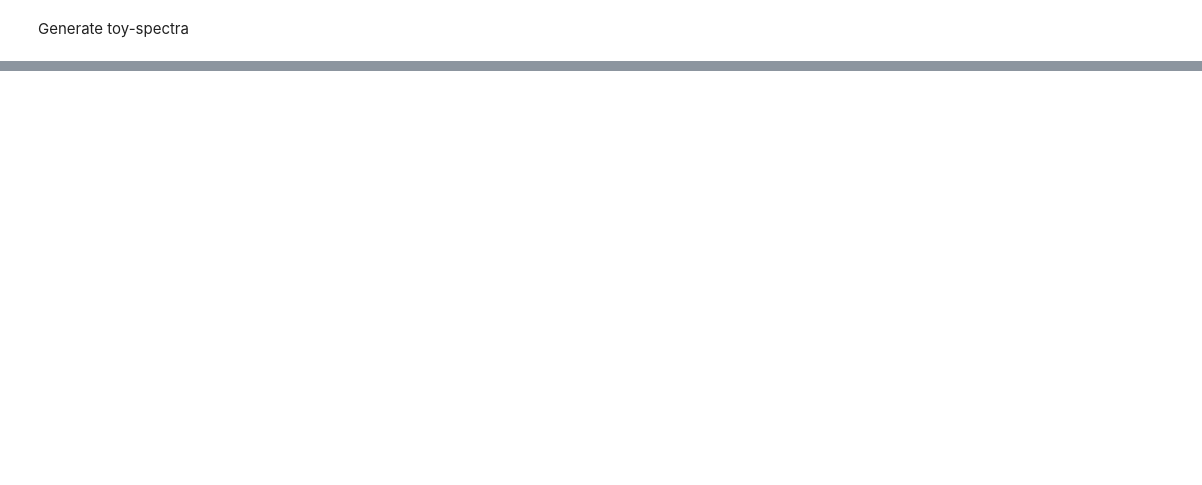
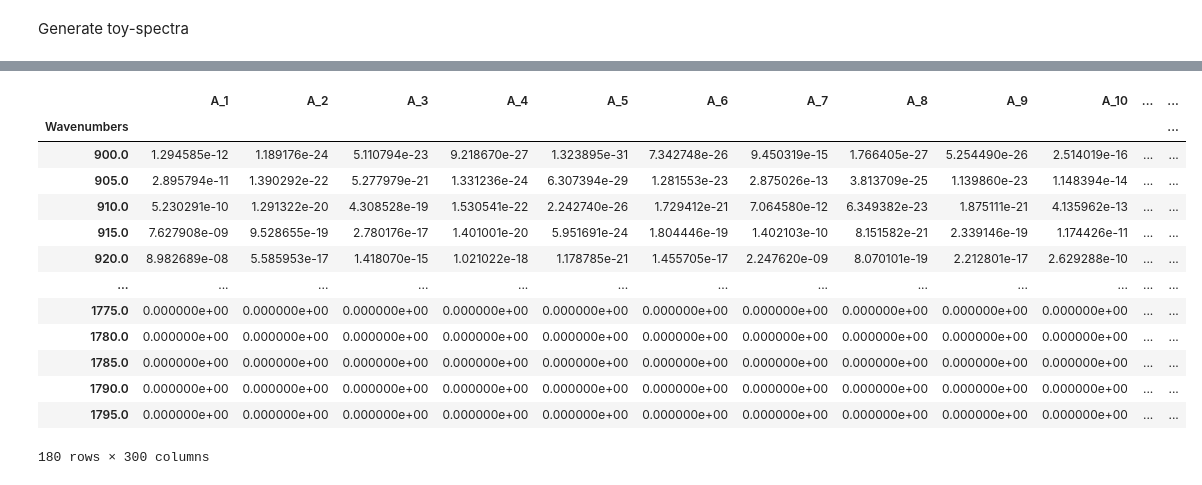
Before and after one commit to karol-pa/Spectra_Classification_Exercises, a Jupyter notebook: exercise_2.ipynb, the cells around one changed output, grey strips where cells are left out. Drawn from its saved outputs; the diff is of its cells as text; code cells hidden in the pictures; blank space fills up the shorter version.

```diff
--- a/exercise_2.ipynb
+++ b/exercise_2.ipynb
@@ -44,0 +79,31 @@ plt.tight_layout()
+# %%
+A = A.set_index([0])
+A.index.names = ['Wavenumbers']
+A.columns = ['A_'+str(col) for col in A.columns]
+
+B = B.set_index([0])
+B.index.names = ['Wavenumbers']
+B.columns = ['B_'+str(col) for col in B.columns]
+
+C = C.set_index([0])
+C.index.names = ['Wavenumbers']
+C.columns = ['C_'+str(col) for col in C.columns]
+
+df0 = pd.concat([A,B,C], axis=1)
+# %%
+df0
+# %% [output]
+|  | A_1 | A_2 | A_3 | A_4 | A_5 | A_6 | A_7 | A_8 | A_9 | A_10 | ... | ... |
+| Wavenumbers |  |  |  |  |  |  |  |  |  |  |  | ... |
+| 900.0 | 1.294585e-12 | 1.189176e-24 | 5.110794e-23 | 9.218670e-27 | 1.323895e-31 | 7.342748e-26 | 9.450319e-15 | 1.766405e-27 | 5.254490e-26 | 2.514019e-16 | ... | ... |
+| 905.0 | 2.895794e-11 | 1.390292e-22 | 5.277979e-21 | 1.331236e-24 | 6.307394e-29 | 1.281553e-23 | 2.875026e-13 | 3.813709e-25 | 1.139860e-23 | 1.148394e-14 | ... | ... |
+| 910.0 | 5.230291e-10 | 1.291322e-20 | 4.308528e-19 | 1.530541e-22 | 2.242740e-26 | 1.729412e-21 | 7.064580e-12 | 6.349382e-23 | 1.875111e-21 | 4.135962e-13 | ... | ... |
+| 915.0 | 7.627908e-09 | 9.528655e-19 | 2.780176e-17 | 1.401001e-20 | 5.951691e-24 | 1.804446e-19 | 1.402103e-10 | 8.151582e-21 | 2.339146e-19 | 1.174426e-11 | ... | ... |
+| 920.0 | 8.982689e-08 | 5.585953e-17 | 1.418070e-15 | 1.021022e-18 | 1.178785e-21 | 1.455705e-17 | 2.247620e-09 | 8.070101e-19 | 2.212801e-17 | 2.629288e-10 | ... | ... |
+| ... | ... | ... | ... | ... | ... | ... | ... | ... | ... | ... | ... | ... |
+| 1775.0 | 0.000000e+00 | 0.000000e+00 | 0.000000e+00 | 0.000000e+00 | 0.000000e+00 | 0.000000e+00 | 0.000000e+00 | 0.000000e+00 | 0.000000e+00 | 0.000000e+00 | ... | ... |
+| 1780.0 | 0.000000e+00 | 0.000000e+00 | 0.000000e+00 | 0.000000e+00 | 0.000000e+00 | 0.000000e+00 | 0.000000e+00 | 0.000000e+00 | 0.000000e+00 | 0.000000e+00 | ... | ... |
+| 1785.0 | 0.000000e+00 | 0.000000e+00 | 0.000000e+00 | 0.000000e+00 | 0.000000e+00 | 0.000000e+00 | 0.000000e+00 | 0.000000e+00 | 0.000000e+00 | 0.000000e+00 | ... | ... |
+| 1790.0 | 0.000000e+00 | 0.000000e+00 | 0.000000e+00 | 0.000000e+00 | 0.000000e+00 | 0.000000e+00 | 0.000000e+00 | 0.000000e+00 | 0.000000e+00 | 0.000000e+00 | ... | ... |
+| 1795.0 | 0.000000e+00 | 0.000000e+00 | 0.000000e+00 | 0.000000e+00 | 0.000000e+00 | 0.000000e+00 | 0.000000e+00 | 0.000000e+00 | 0.000000e+00 | 0.000000e+00 | ... | ... |
+180 rows × 300 columns
```
Also changed, not shown: parts of 4 cells of this notebook, 1 other file.
